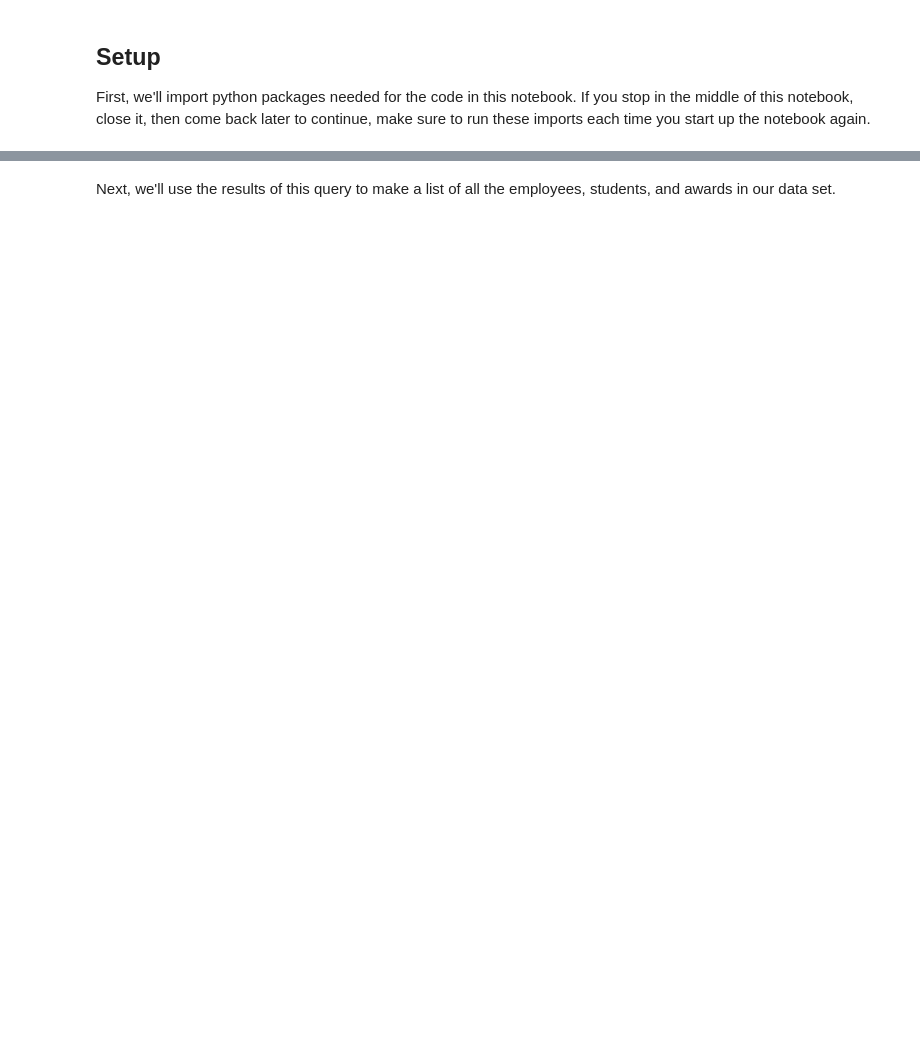
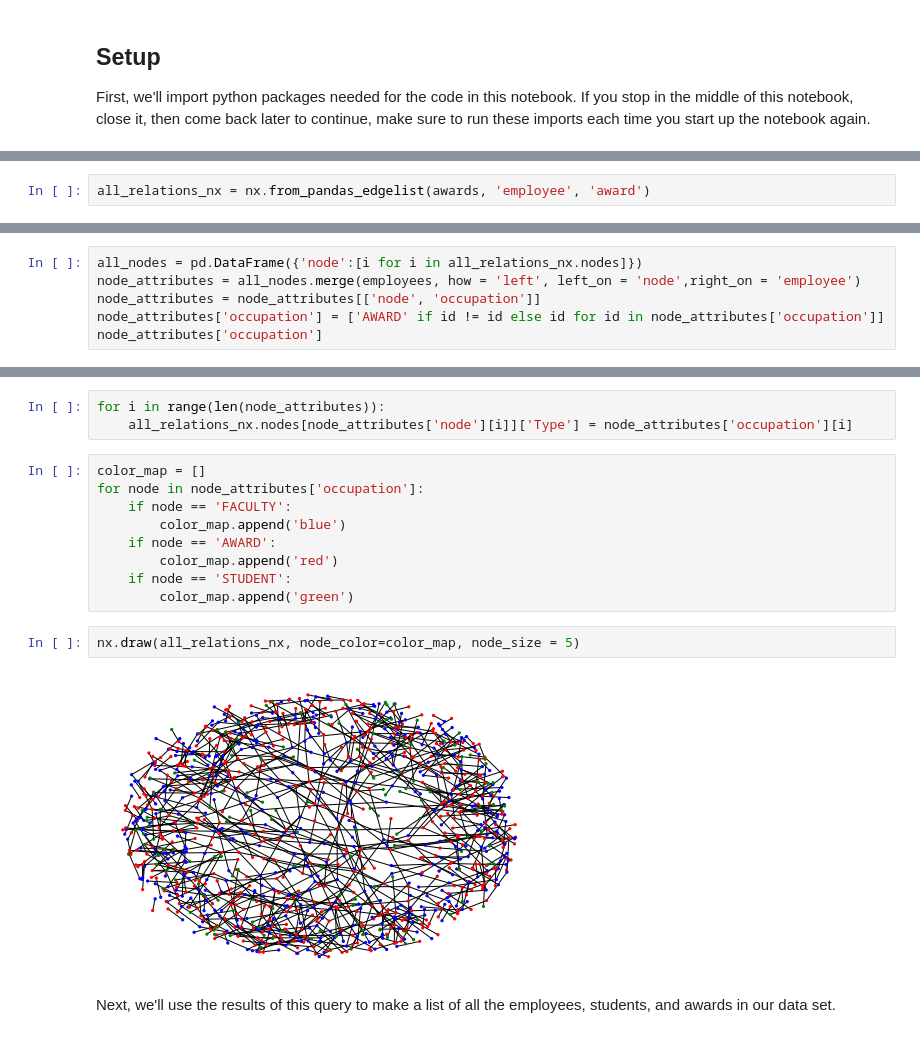
Before and after one commit to Coleridge-Initiative/bdss-notebooks, a Jupyter notebook: 06_Networks.ipynb, the cells around one changed output, grey strips where cells are left out. Cells and saved outputs as stored; diff of their text form; blank space fills up the shorter version.

```diff
--- a/06_Networks.ipynb
+++ b/06_Networks.ipynb
@@ -73,0 +32,2 @@ print( "Relations query --COMPLETE-- at " + str( datetime.datetime.now() ) )
+# %%
+all_relations_nx = nx.from_pandas_edgelist(awards, 'employee', 'award')
@@ -73,0 +38,6 @@ print( "Relations query --COMPLETE-- at " + str( datetime.datetime.now() ) )
+# %%
+all_nodes = pd.DataFrame({'node':[i for i in all_relations_nx.nodes]})
+node_attributes = all_nodes.merge(employees, how = 'left', left_on = 'node',right_on = 'employee')
+node_attributes = node_attributes[['node', 'occupation']]
+node_attributes['occupation'] = ['AWARD' if id != id else id for id in node_attributes['occupation']]
+node_attributes['occupation']
@@ -74,2 +57,18 @@ print( "Relations query --COMPLETE-- at " + str( datetime.datetime.now() ) )
+# %%
+for i in range(len(node_attributes)):
+    all_relations_nx.nodes[node_attributes['node'][i]]['Type'] = node_attributes['occupation'][i]
+# %%
+color_map = []
+for node in node_attributes['occupation']:
+    if node == 'FACULTY':
+        color_map.append('blue')
+    if node == 'AWARD':
+        color_map.append('red')
+    if node == 'STUDENT':
+        color_map.append('green')
+# %%
+nx.draw(all_relations_nx, node_color=color_map, node_size = 5)
+# %% [output]
+[figure, added]
 # %% [markdown]
 Next, we'll use the results of this query to make a list of all the employees, students, and awards in our data set.
```
Also changed, not shown: parts of 24 cells of this notebook, 1 other file.
